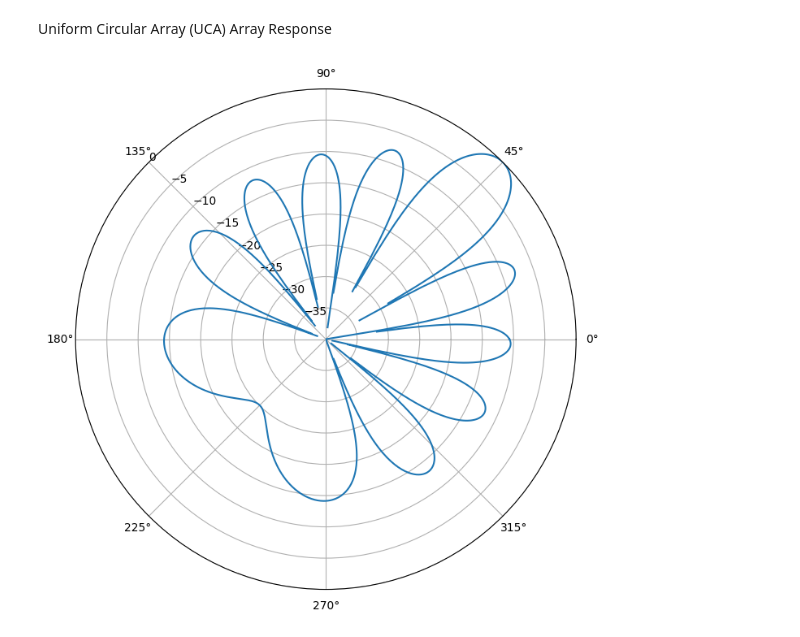
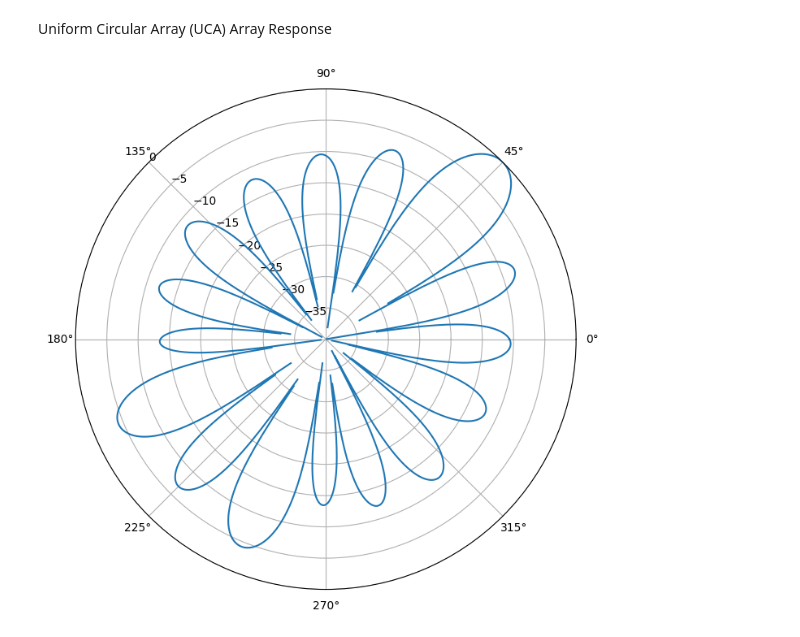
Before and after one commit to MehdiZD97/distributed-cellfree-isac, a Jupyter notebook: notebooks/array_response.ipynb, the cells around one changed output. Cells and saved outputs as stored; diff of their text form; code cells hidden in the pictures.

```diff
--- a/notebooks/array_response.ipynb
+++ b/notebooks/array_response.ipynb
@@ -101,45 +106,46 @@ def generate_uca_beampattern(M_t, radius, wavelength, azimuth_deg, elevation_deg
 # %%
 # UCA example usage
 
 # Parameters
-M_t = 32                  # Number of antennas
-radius = 0.2           # Array radius (m)
-wavelength = 0.1       # Wavelength (m)
-azimuth_angle = 45    # Azimuth angle (degrees)
+M_t = 16  # Number of antennas
+radius = 0.2  # Array radius (m)
+wavelength = 0.1  # Wavelength (m)
+azimuth_angle = 45  # Azimuth angle (degrees)
 elevation_angle = 45  # Elevation angle (degrees)
-sweep = 'azimuth'     # 'azimuth' / 'elevation'
-plot_mode = 'polar'     # 'polar' / 'cartesian'
+sweep = 'azimuth'  # 'azimuth' / 'elevation'
+plot_mode = 'polar'  # 'polar' / 'cartesian'
 
 # Generate and plot beampattern
-beampattern = generate_uca_beampattern(M_t, radius, wavelength, azimuth_deg=azimuth_angle, elevation_deg=elevation_angle, sweep=sweep)
+beampattern = generate_uca_beampattern(M_t, radius, wavelength, azimuth_deg=azimuth_angle,
+                                       elevation_deg=elevation_angle, sweep=sweep)
 angles_deg = np.linspace(0, 360, 1000)
 angles_rad = np.deg2rad(angles_deg)
 
 if plot_mode == 'cartesian':
-  # Plotting
-  plt.figure(figsize=(8, 6))
-  angles = np.linspace(0, 360, 360)
-  plt.plot(angles_deg, beampattern)
-  plt.xlabel(f'{sweep} angle (degrees)')
-  plt.ylabel('Beampattern (dB)')
-  plt.grid(True)
-  plt.ylim([-40, 1])
-  plt.xlim([0, 360])
-  plt.show()
+    # Plotting
+    plt.figure(figsize=(8, 6))
+    angles = np.linspace(0, 360, 360)
+    plt.plot(angles_deg, beampattern)
+    plt.xlabel(f'{sweep} angle (degrees)')
+    plt.ylabel('Beampattern (dB)')
+    plt.grid(True)
+    plt.ylim([-40, 1])
+    plt.xlim([0, 360])
+    plt.show()
 else:
-  # Plotting (polar)
-  plt.figure(figsize=(8, 8))
-  ax = plt.subplot(111, polar=True)
-  ax.plot(angles_rad, beampattern)
-  if sweep == 'elevation':
-    ax.set_theta_zero_location('N')
-    ax.set_theta_direction(-1)
-  elif sweep == 'azimuth':
-    ax.set_theta_zero_location('E')
-    ax.set_theta_direction(1)
-  ax.set_rlim(-40, 0)
-  ax.set_rlabel_position(135)
-  plt.grid(True)
-  plt.show()
+    # Plotting (polar)
+    plt.figure(figsize=(8, 8))
+    ax = plt.subplot(111, polar=True)
+    ax.plot(angles_rad, beampattern)
+    if sweep == 'elevation':
+        ax.set_theta_zero_location('N')
+        ax.set_theta_direction(-1)
+    elif sweep == 'azimuth':
+        ax.set_theta_zero_location('E')
+        ax.set_theta_direction(1)
+    ax.set_rlim(-40, 0)
+    ax.set_rlabel_position(135)
+    plt.grid(True)
+    plt.show()
 # %% [output]
-[figure, old version]
+[figure, new version]
```
Also changed, not shown: parts of 3 cells of this notebook, 6 other files.
